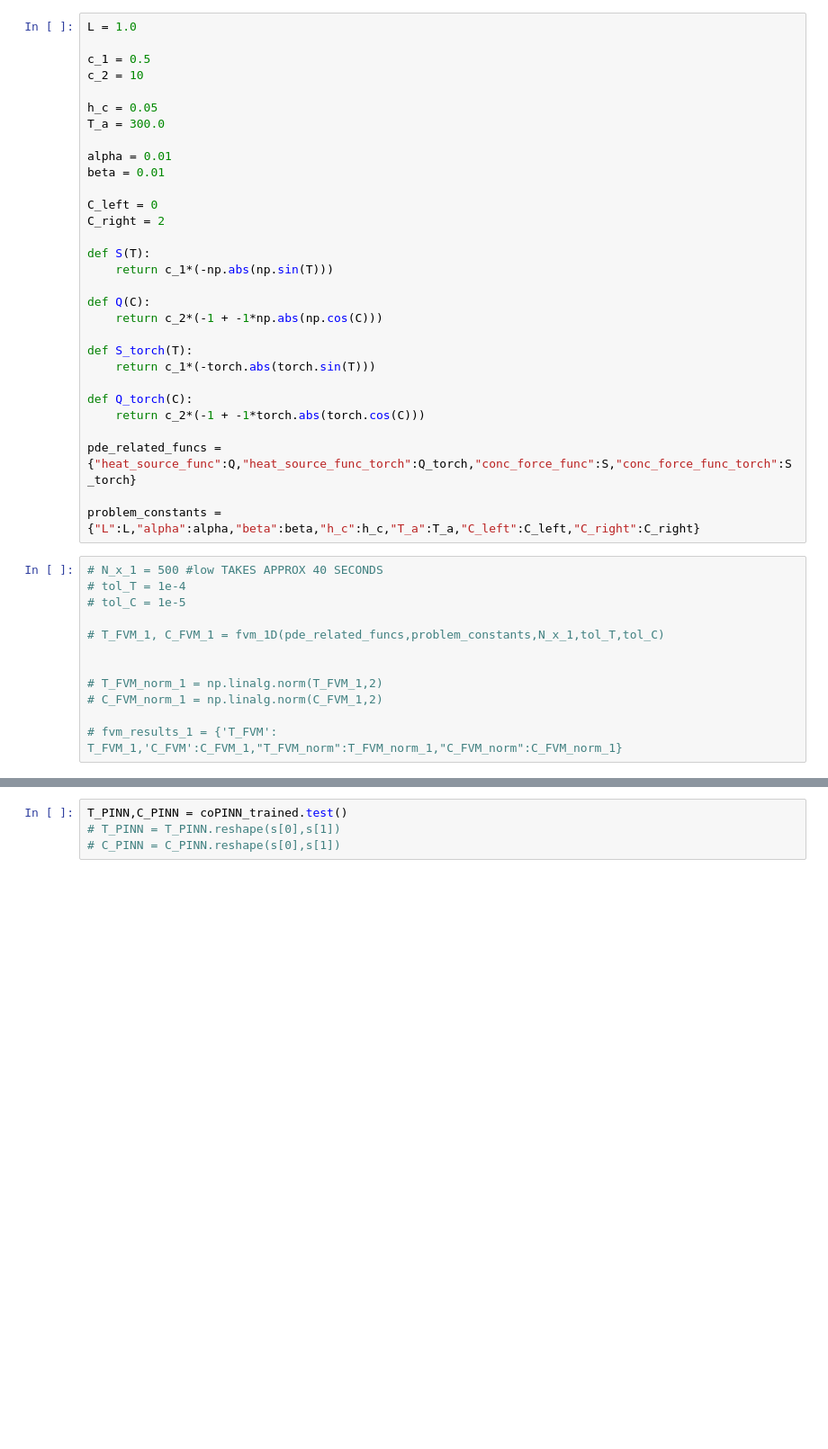
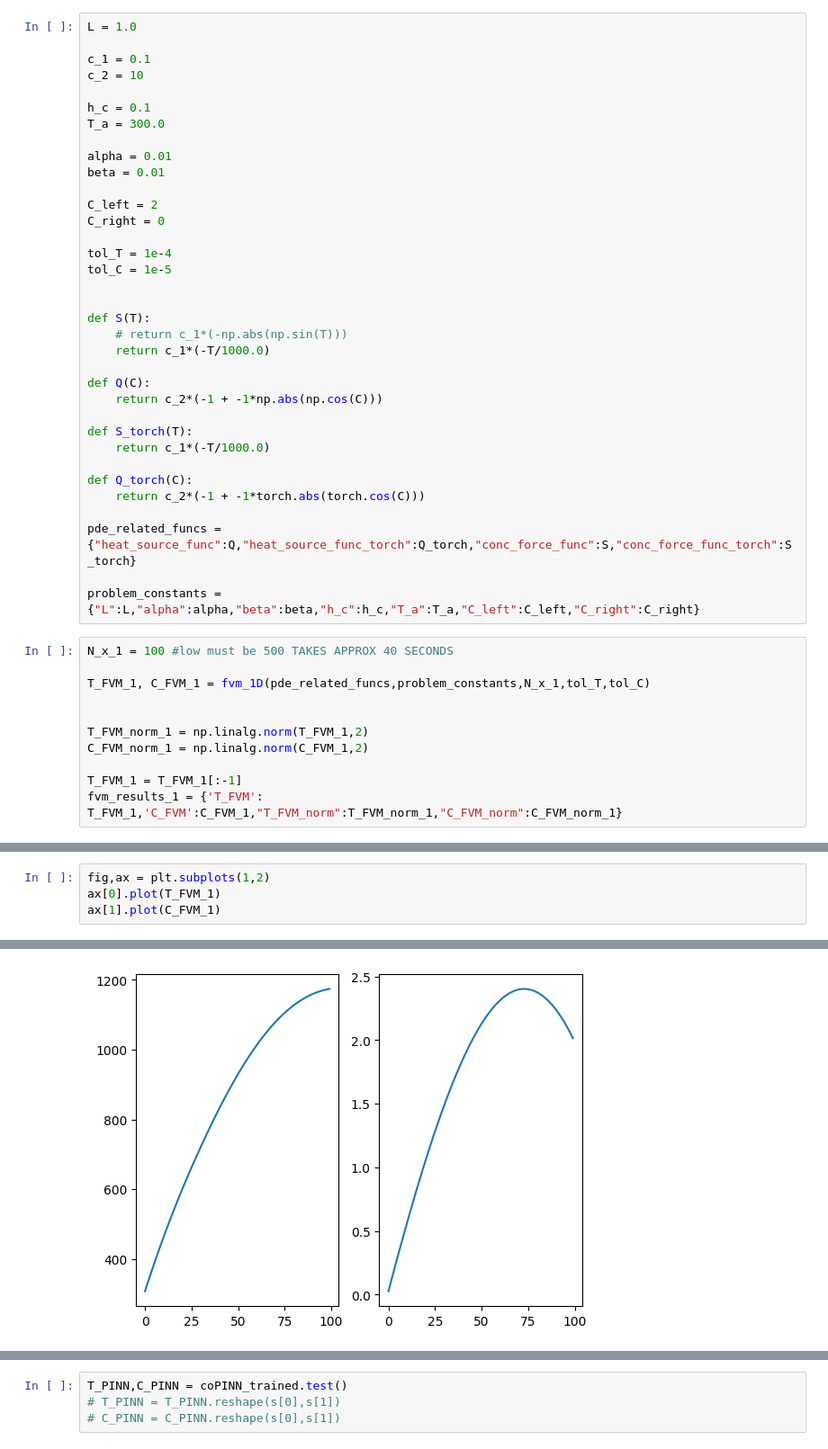
Before and after one commit to raghavg97/PINN_AFSD, a Jupyter notebook: Code_Final_Sept2024/FVM_PINN_1D/FVM_Jan2025/FVM_coPINN_1D_Robin_Nonlinear.ipynb, the cells around one changed output, grey strips where cells are left out. Shown at 90% size. Cells and saved outputs as stored; diff of their text form; blank space fills up the shorter version.

Commit message:
Changing 1D case forcing func

```diff
--- a/Code_Final_Sept2024/FVM_PINN_1D/FVM_Jan2025/FVM_coPINN_1D_Robin_Nonlinear.ipynb
+++ b/Code_Final_Sept2024/FVM_PINN_1D/FVM_Jan2025/FVM_coPINN_1D_Robin_Nonlinear.ipynb
@@ -11,26 +12,31 @@ device = torch.device('cuda:3' if torch.cuda.is_available() else 'cpu')
 # %%
 L = 1.0
 
-c_1 = 0.5
+c_1 = 0.1
 c_2 = 10
 
-h_c = 0.05
+h_c = 0.1
 T_a = 300.0
 
 alpha = 0.01
 beta = 0.01
 
-C_left = 0
-C_right = 2
+C_left = 2
+C_right = 0
+
+tol_T = 1e-4
+tol_C = 1e-5
+
 
 def S(T):
-    return c_1*(-np.abs(np.sin(T)))
+    # return c_1*(-np.abs(np.sin(T)))
+    return c_1*(-T/1000.0)
 
 def Q(C):
     return c_2*(-1 + -1*np.abs(np.cos(C)))
 
 def S_torch(T):
-    return c_1*(-torch.abs(torch.sin(T)))
+    return c_1*(-T/1000.0)
 
 def Q_torch(C):
     return c_2*(-1 + -1*torch.abs(torch.cos(C)))
@@ -39,14 +45,13 @@ pde_related_funcs = {"heat_source_func":Q,"heat_source_func_torch":Q_torch,"conc
 
 problem_constants = {"L":L,"alpha":alpha,"beta":beta,"h_c":h_c,"T_a":T_a,"C_left":C_left,"C_right":C_right}
 # %%
-# N_x_1 = 500 #low TAKES APPROX 40 SECONDS
-# tol_T = 1e-4
-# tol_C = 1e-5
+N_x_1 = 100 #low must be 500 TAKES APPROX 40 SECONDS
 
-# T_FVM_1, C_FVM_1 = fvm_1D(pde_related_funcs,problem_constants,N_x_1,tol_T,tol_C)
+T_FVM_1, C_FVM_1 = fvm_1D(pde_related_funcs,problem_constants,N_x_1,tol_T,tol_C)
 
 
-# T_FVM_norm_1 = np.linalg.norm(T_FVM_1,2)
-# C_FVM_norm_1 = np.linalg.norm(C_FVM_1,2)
+T_FVM_norm_1 = np.linalg.norm(T_FVM_1,2)
+C_FVM_norm_1 = np.linalg.norm(C_FVM_1,2)
 
-# fvm_results_1 = {'T_FVM': T_FVM_1,'C_FVM':C_FVM_1,"T_FVM_norm":T_FVM_norm_1,"C_FVM_norm":C_FVM_norm_1}
+T_FVM_1 = T_FVM_1[:-1]
+fvm_results_1 = {'T_FVM': T_FVM_1,'C_FVM':C_FVM_1,"T_FVM_norm":T_FVM_norm_1,"C_FVM_norm":C_FVM_norm_1}
@@ -52,0 +60,5 @@ problem_constants = {"L":L,"alpha":alpha,"beta":beta,"h_c":h_c,"T_a":T_a,"C_left
+# %%
+fig,ax = plt.subplots(1,2)
+ax[0].plot(T_FVM_1)
+ax[1].plot(C_FVM_1)
+# %% [output]
@@ -53 +66,2 @@ problem_constants = {"L":L,"alpha":alpha,"beta":beta,"h_c":h_c,"T_a":T_a,"C_left
+[figure, added]
 # %%
```
Also changed, not shown: parts of 13 cells of this notebook, 26 other files.
